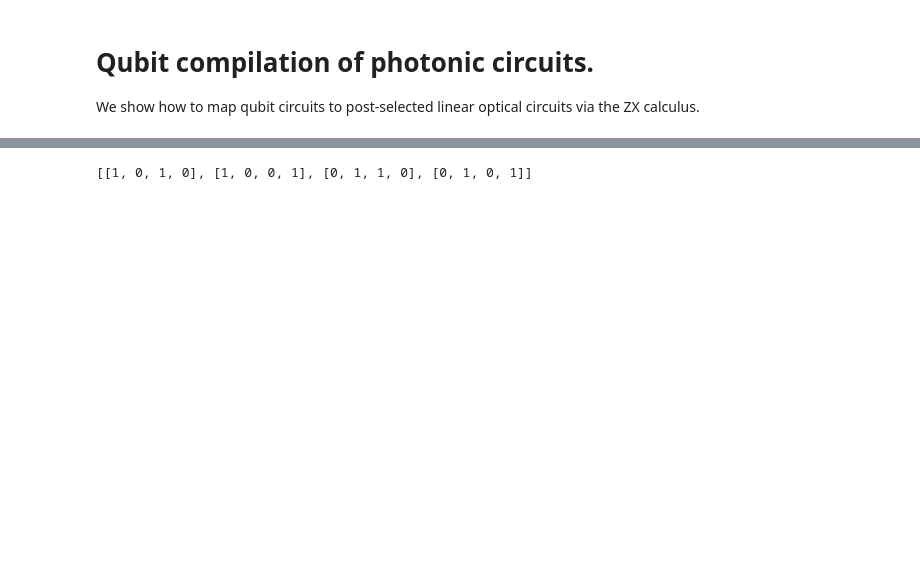
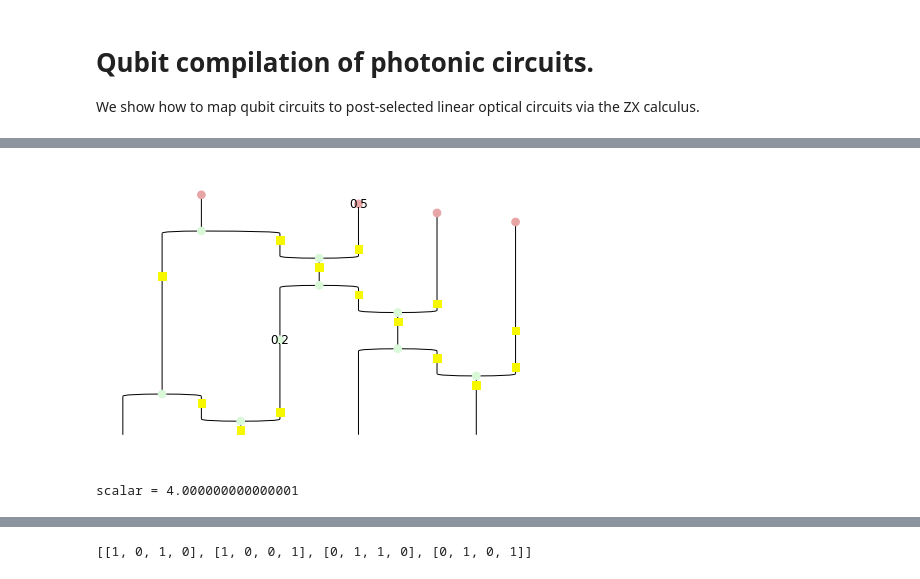
Before and after one commit to cnm13ryan/discopy, a Jupyter notebook: docs/notebooks/optics-compilation.ipynb, the cells around one changed output, grey strips where cells are left out. Drawn from its saved outputs; the diff is of its cells as text; code cells hidden in the pictures; blank space fills up the shorter version.

```diff
--- a/docs/notebooks/optics-compilation.ipynb
+++ b/docs/notebooks/optics-compilation.ipynb
@@ -19,3 +19,22 @@ diagram.draw()
+# %%
+from discopy.quantum.zx import Scalar
+
+def remove_scalars(d):
+    new_diagram = d
+    scalar, index = 1, 0
+    for i, box in enumerate(d.boxes):
+        if isinstance(box, Scalar):
+            new_diagram = new_diagram[:i - index] >> new_diagram[i + 1 - index:]
+            index += 1
+            scalar *= box.data
+    return new_diagram, scalar
+
+diagram, scalar = remove_scalars(diagram)
+diagram.draw(draw_type_labels=False)
+print('scalar = {}'.format(scalar))
+# %% [output]
+[figure, added]
+scalar = 4.000000000000001
 # %%
 from discopy.quantum.optics import zx2path
 
```
Also changed, not shown: parts of 10 cells of this notebook, 2 other files.
